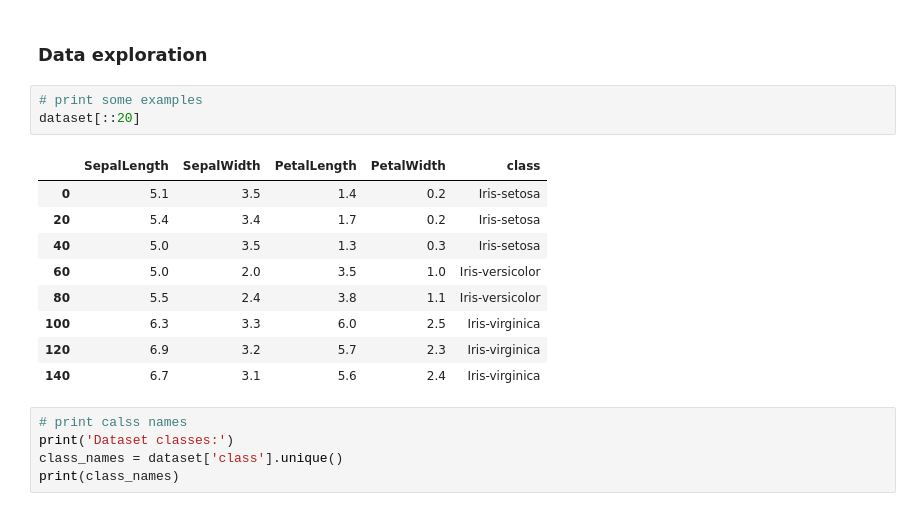
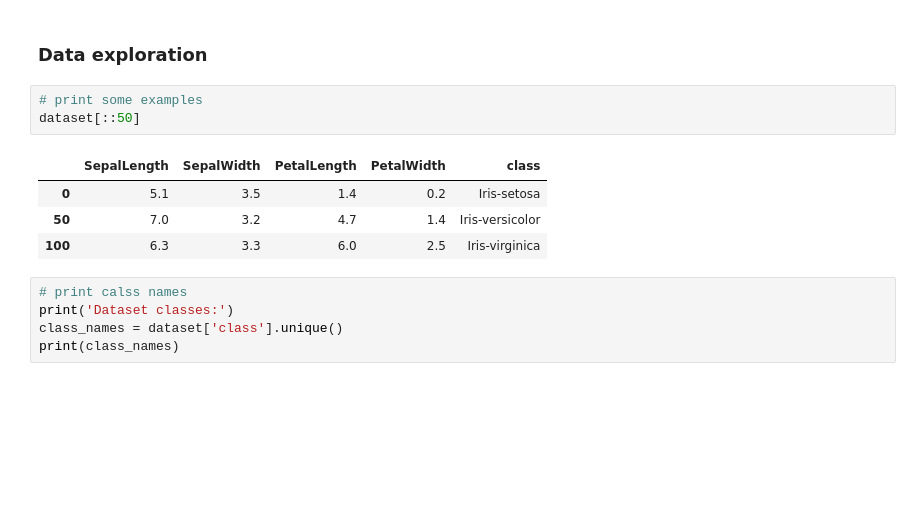
Before and after one commit to medso0018/ExplainML, a Jupyter notebook: notebooks/tabular_data.ipynb, the cells around one changed output. Drawn from its saved outputs; the diff is of its cells as text; blank space fills up the shorter version.

```diff
--- a/notebooks/tabular_data.ipynb
+++ b/notebooks/tabular_data.ipynb
@@ -17,17 +17,12 @@ dataset = pd.read_csv('../dataset/iris/iris.data', names=['SepalLength', 'SepalW
 ### Data exploration
 # %%
 # print some examples
-dataset[::20]
+dataset[::50]
 # %% [output]
 |  | SepalLength | SepalWidth | PetalLength | PetalWidth | class |
 | 0 | 5.1 | 3.5 | 1.4 | 0.2 | Iris-setosa |
-| 20 | 5.4 | 3.4 | 1.7 | 0.2 | Iris-setosa |
-| 40 | 5.0 | 3.5 | 1.3 | 0.3 | Iris-setosa |
-| 60 | 5.0 | 2.0 | 3.5 | 1.0 | Iris-versicolor |
-| 80 | 5.5 | 2.4 | 3.8 | 1.1 | Iris-versicolor |
+| 50 | 7.0 | 3.2 | 4.7 | 1.4 | Iris-versicolor |
 | 100 | 6.3 | 3.3 | 6.0 | 2.5 | Iris-virginica |
-| 120 | 6.9 | 3.2 | 5.7 | 2.3 | Iris-virginica |
-| 140 | 6.7 | 3.1 | 5.6 | 2.4 | Iris-virginica |
 # %%
 # print calss names
 print('Dataset classes:')
```
Also changed, not shown: parts of 7 cells of this notebook.
